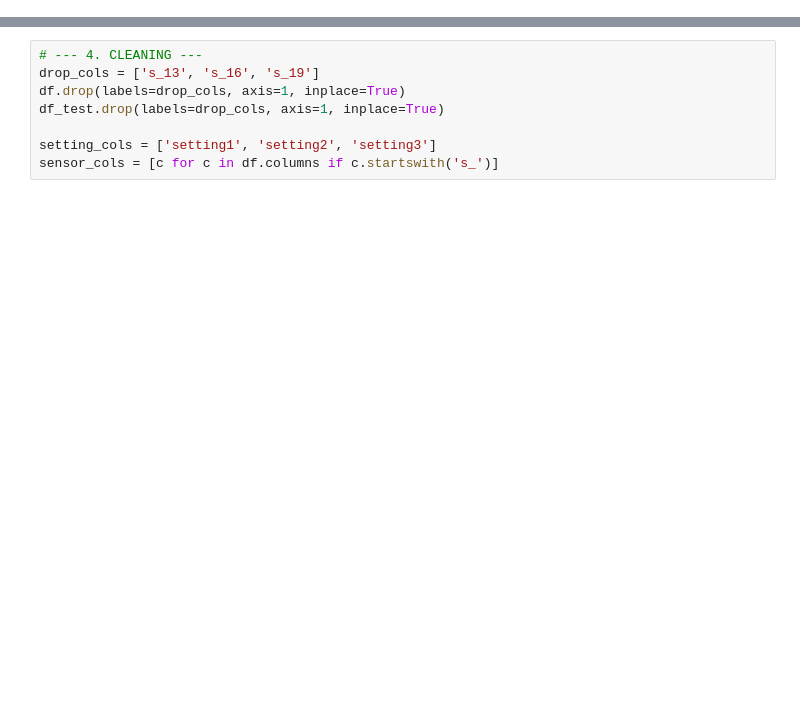
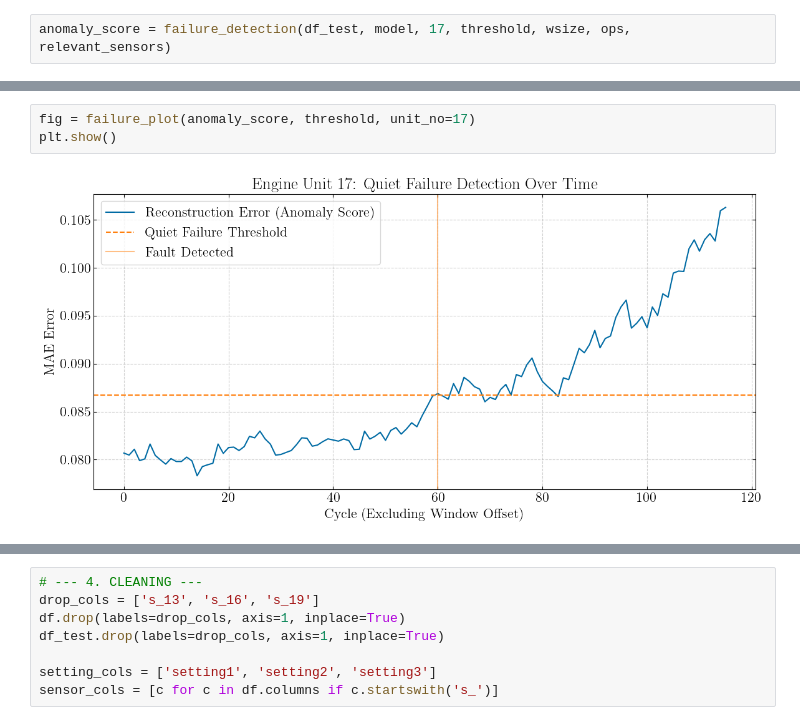
Before and after one commit to RandomKiddo/HackAI2026, a Jupyter notebook: src/Project.ipynb, the cells around one changed output, grey strips where cells are left out. Saved outputs shown, nothing was run; the diff lists cells and outputs as text; blank space fills up the shorter version.

```diff
--- a/src/Project.ipynb
+++ b/src/Project.ipynb
@@ -21,0 +241,2 @@ HEALTHY_RUL_THRESHOLD = 125 # Cycles before failure where degradation typically
+# %%
+anomaly_score = failure_detection(df_test, model, 17, threshold, wsize, ops, relevant_sensors)
@@ -21,0 +246,5 @@ HEALTHY_RUL_THRESHOLD = 125 # Cycles before failure where degradation typically
+# %%
+fig = failure_plot(anomaly_score, threshold, unit_no=17)
+plt.show()
+# %% [output]
+[figure, added]
```
Also changed, not shown: parts of 86 cells of this notebook, 8 other files.
